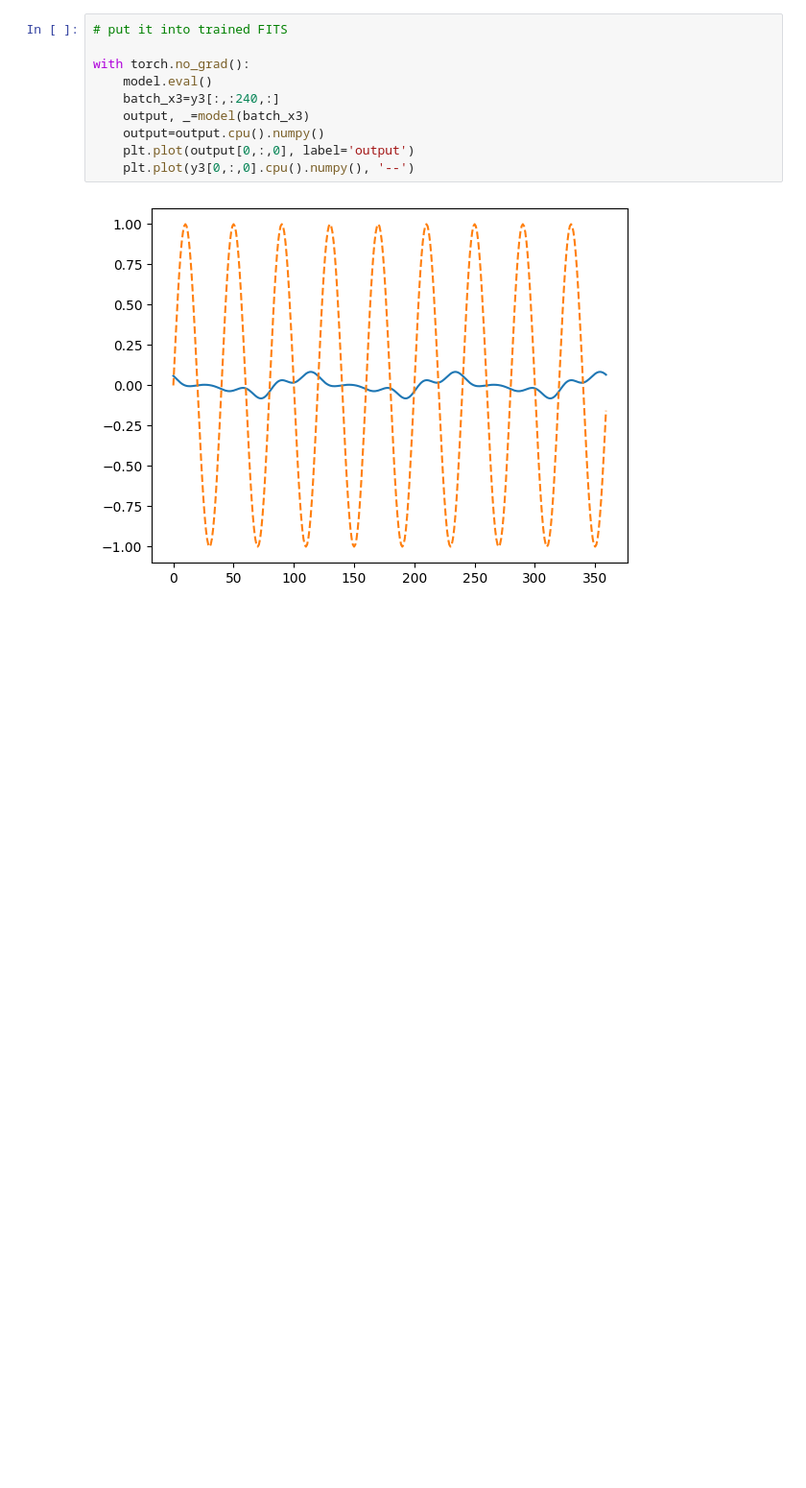
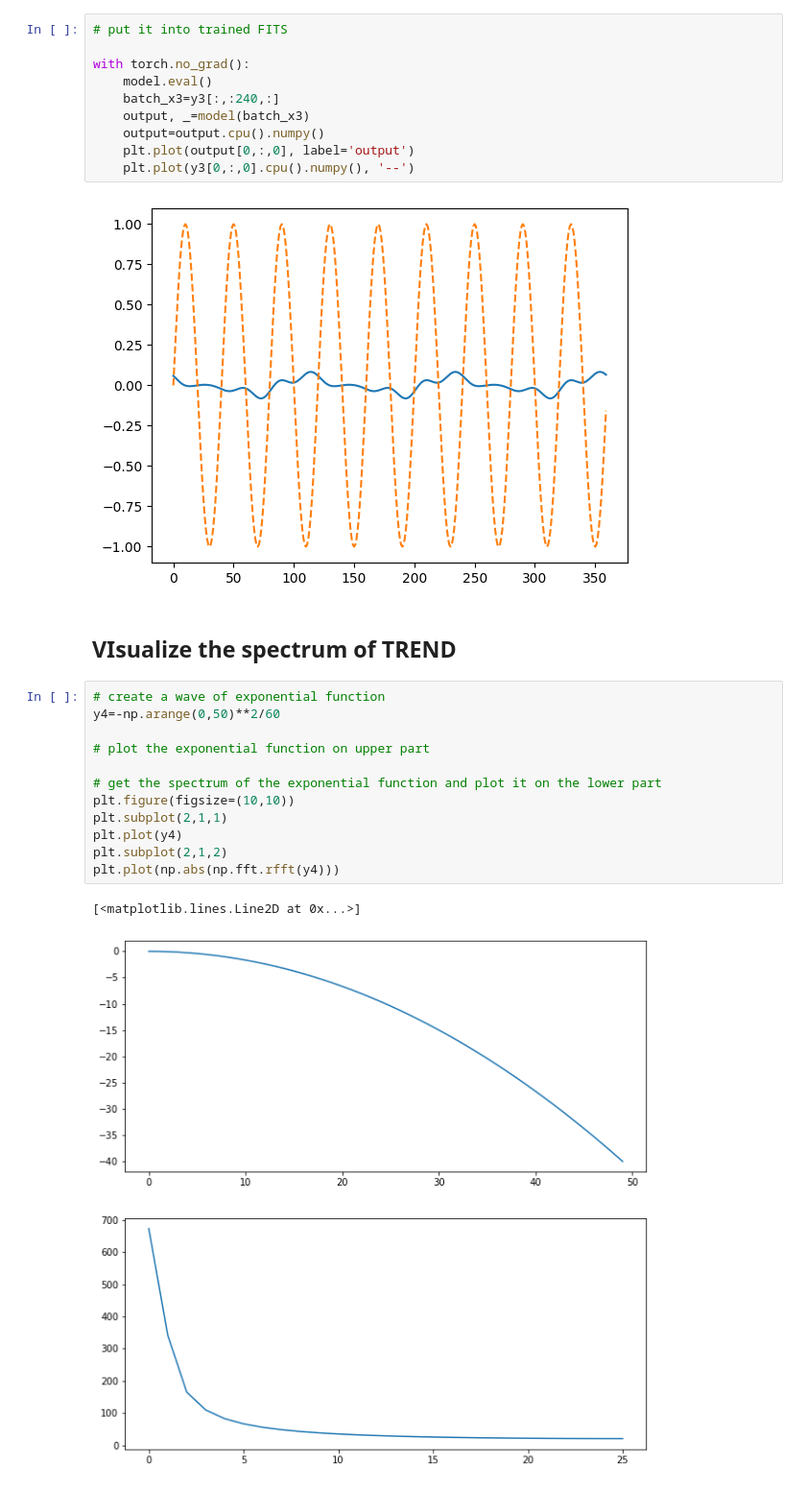
Before and after one commit to VEWOXIC/FITS, a Jupyter notebook: Interpretability.ipynb, the cells around one changed output. Shown: that part at 96% size. Saved outputs shown, nothing was run; the diff lists cells and outputs as text; blank space fills up the shorter version.

```diff
--- a/Interpretability.ipynb
+++ b/Interpretability.ipynb
@@ -283,3 +283,20 @@ with torch.no_grad():
     plt.plot(y3[0,:,0].cpu().numpy(), '--')
 # %% [output]
 [figure]
+# %% [markdown]
+## VIsualize the spectrum of TREND
+# %%
+# create a wave of exponential function
+y4=-np.arange(0,50)**2/60
+
+# plot the exponential function on upper part
+
+# get the spectrum of the exponential function and plot it on the lower part
+plt.figure(figsize=(10,10))
+plt.subplot(2,1,1)
+plt.plot(y4)
+plt.subplot(2,1,2)
+plt.plot(np.abs(np.fft.rfft(y4)))
+# %% [output]
+[<matplotlib.lines.Line2D at 0x...>]
+[figure, added]
```
Also changed, not shown: 16 other files.
